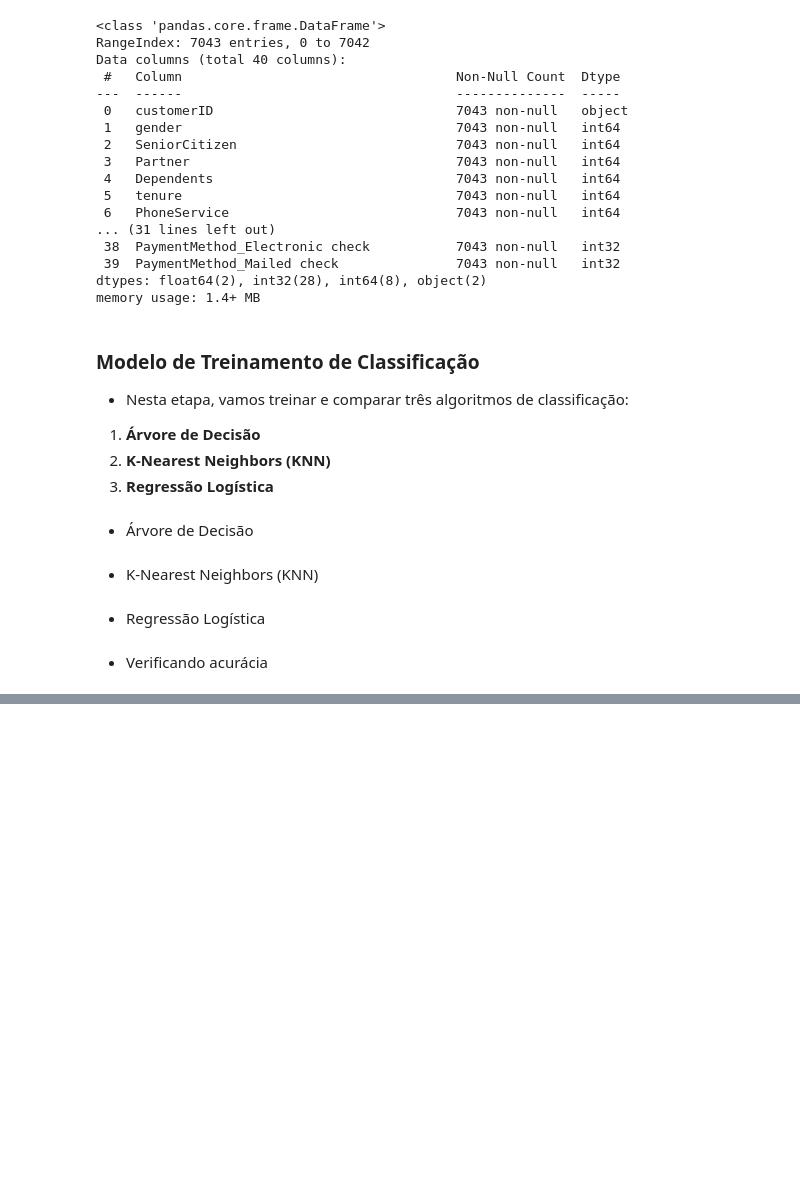
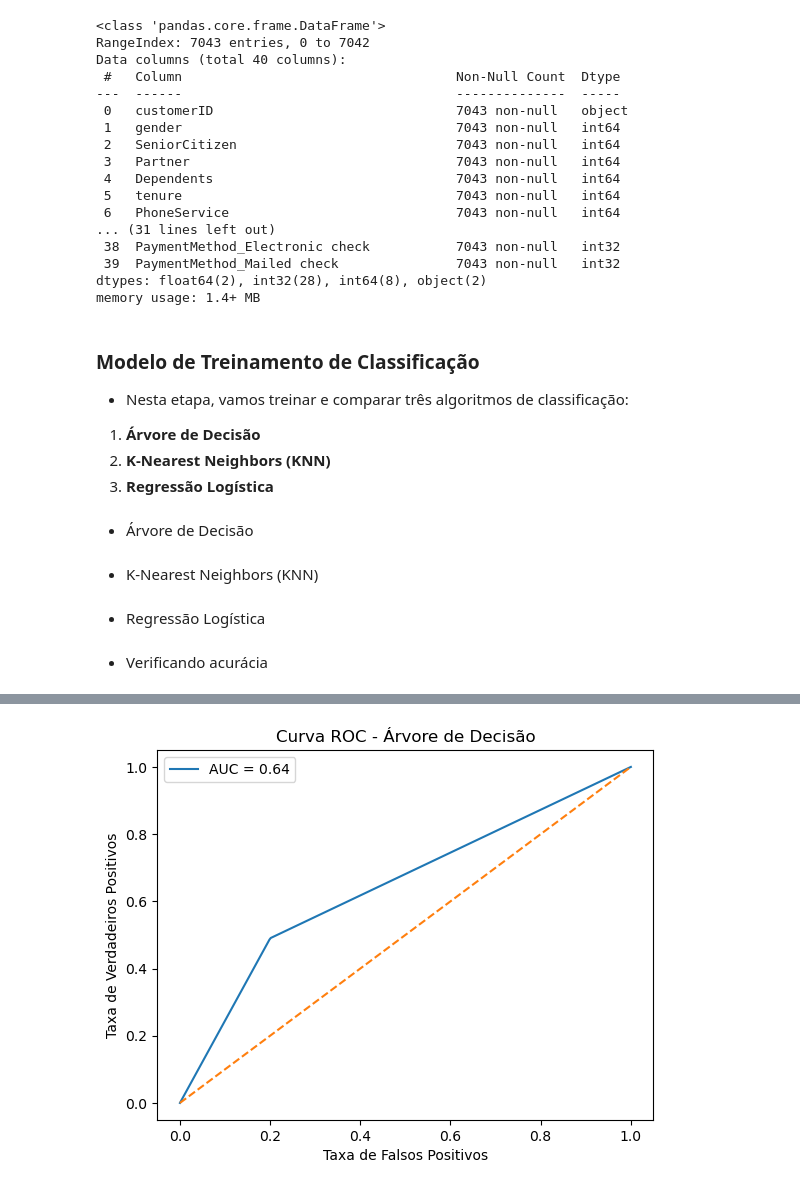
Before and after one commit to luisfelipebp/churn-clientes, a Jupyter notebook: Churn-Clientes.ipynb, the cells around one changed output, grey strips where cells are left out. Saved outputs shown, nothing was run; the diff lists cells and outputs as text; code cells hidden in the pictures; blank space fills up the shorter version.

```diff
--- a/Churn-Clientes.ipynb
+++ b/Churn-Clientes.ipynb
@@ -290,0 +294,16 @@ plt.show()
+# %%
+y_probs = clf_ac.predict_proba(X_test)[:, 1]  # clf_ac = modelo de árvore
+
+fpr, tpr, thresholds = roc_curve(y_test, y_probs)
+
+auc_score = roc_auc_score(y_test, y_probs)
+
+plt.plot(fpr, tpr, label=f'AUC = {auc_score:.2f}')
+plt.plot([0,1], [0,1], linestyle='--')
+plt.xlabel('Taxa de Falsos Positivos')
+plt.ylabel('Taxa de Verdadeiros Positivos')
+plt.title('Curva ROC - Árvore de Decisão')
+plt.legend()
+plt.show()
+# %% [output]
+[figure, added]
```
Also changed, not shown: parts of 7 cells of this notebook.
